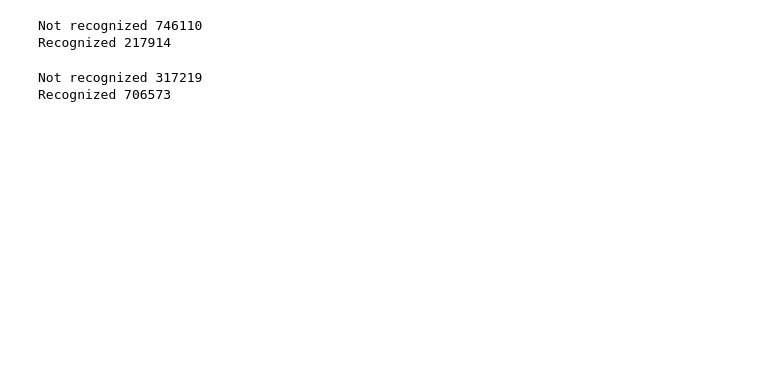
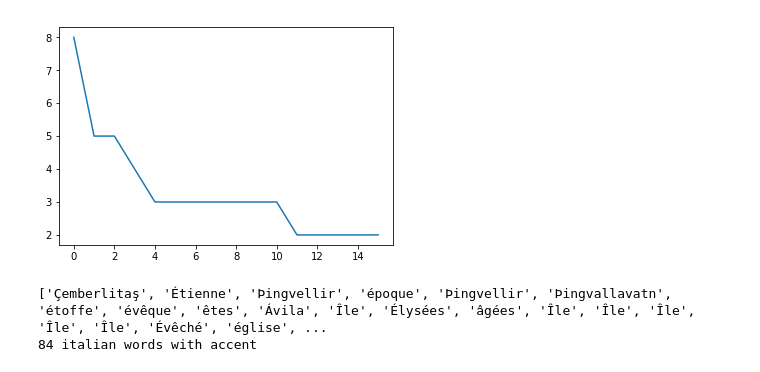
Before and after one commit to rvitorgomes/tripadvisor-crawler, a Jupyter notebook: tcc/notebooks/data_exploration_v1.ipynb, the cells around one changed output. Saved outputs shown, nothing was run; the diff lists cells and outputs as text; code cells hidden in the pictures; blank space fills up the shorter version.

```diff
--- a/tcc/notebooks/data_exploration_v1.ipynb
+++ b/tcc/notebooks/data_exploration_v1.ipynb
@@ -33,0 +81,9 @@ tr_spellchecker = hunspell.HunSpell('/home/rgomes/hunspell-tr/tr_TR.dic', '/home
+# %%
+def histogram(list):
+    d={}
+    for i in list:
+        if i in d:
+            d[i] += 1
+        else:
+            d[i] = 1
+    return d
@@ -33,0 +129,34 @@ tr_spellchecker = hunspell.HunSpell('/home/rgomes/hunspell-tr/tr_TR.dic', '/home
+# %%
+X = data_it['text']
+
+# replace all non characters letters like !,(,),.,@,[,],'
+X = X.apply(lambda x: x.replace("\n", " "))
+
+X = X.apply(lambda x: re.sub(r'[\W]', ' ', x))
+
+# transform to list
+X = X.apply(lambda x: x.split(" "))
+X = X.values.tolist()
+X = itertools.chain.from_iterable(X)
+
+# remove all words that not contains latin accents
+# see http://www.rexegg.com/regex-interesting-character-classes.html#obnoxious
+X = filter(lambda x: re.match(r'[À-ÖØ-öø-ÿ]', x) , X)
+# remove words with 1 char
+X = filter(lambda x: len(x) > 1, X)
+X = list(X)
+
+h = histogram(X)
+h = sorted(h.items(), key=lambda x: x[1], reverse=True)
+h = map(lambda x: x[1], h)
+# remove the words that appears only once
+h = filter(lambda x: x > 1, h)
+plt.plot(list(h))
+plt.show()
+print(X[:100])
+
+print(len(X), 'italian words with accent')
+# %% [output]
+[figure, added]
+['Çemberlitaş', 'Étienne', 'Þingvellir', 'époque', 'Þingvellir', 'Þingvallavatn', 'étoffe', 'évêque', 'êtes', 'Ávila', 'Île', 'Élysées', 'âgées', 'Île', 'Île', 'Île', 'Île', 'Île', 'Évêché', 'église', ...
+84 italian words with accent
@@ -34,20 +186,15 @@ tr_spellchecker = hunspell.HunSpell('/home/rgomes/hunspell-tr/tr_TR.dic', '/home
 # %%
-X = data_hu["text"].apply(lambda x: x.split(" "))
+X = data_it["text"].apply(lambda x: x.replace(".", ""))
+X = X.apply(lambda x: x.replace(",", ""))
+X = X.apply(lambda x: x.replace("\n", ""))
+X = X.apply(lambda x: x.replace(".", ""))
+X = X.apply(lambda x: x.replace("!", ""))
+X = X.apply(lambda x: x.split(" "))
 X = X.values.tolist()
 X = list(itertools.chain.from_iterable(X))
-spellings = [[x, hu_spellchecker.spell(x)] for x in X]
-print('Not recognized', len(list(filter(lambda x: x[1] == False, spellings))))
-print('Recognized', len(list(filter(lambda x: x[1] == True, spellings))))
+
+spellings = [[x, it_spellchecker.spell(x)] for x in X]
+
+
+it_not_recognized = filter(lambda x: x[1] == False, spellings)
+it_recognized = filter(lambda x: x[1] == True, spellings)
-# %% [output]
-Not recognized 746110
-Recognized 217914
-# %%
-X = data_tr["text"].apply(lambda x: x.split(" "))
-X = X.values.tolist()
-X = list(itertools.chain.from_iterable(X))
-spellings = [[x, tr_spellchecker.spell(x)] for x in X]
-print('Not recognized', len(list(filter(lambda x: x[1] == False, spellings))))
-print('Recognized', len(list(filter(lambda x: x[1] == True, spellings))))
-# %% [output]
-Not recognized 317219
-Recognized 706573
```
Also changed, not shown: parts of 16 cells of this notebook, 3 other files.
